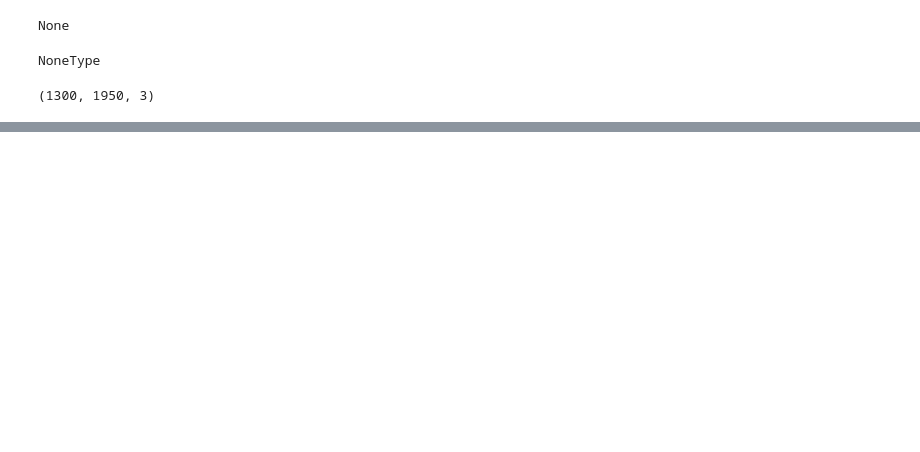
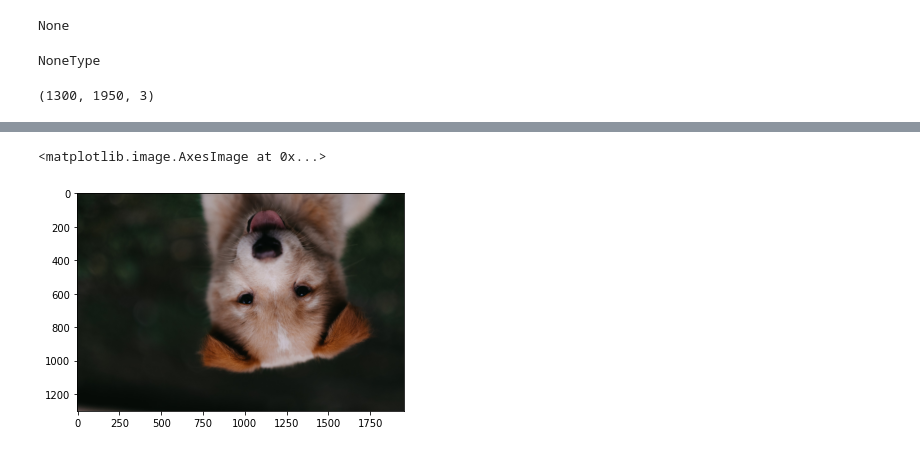
Before and after one commit to wglouie/hri_course_ws, a Jupyter notebook: src/numpy_and_image_basics/opening-image-files.ipynb, the cells around one changed output, grey strips where cells are left out. Saved outputs shown, nothing was run; the diff lists cells and outputs as text; code cells hidden in the pictures; blank space fills up the shorter version.

```diff
--- a/src/numpy_and_image_basics/opening-image-files.ipynb
+++ b/src/numpy_and_image_basics/opening-image-files.ipynb
@@ -25,0 +69,7 @@ plt.imshow(img)
+# %%
+# Along the horizontal access
+new_img = cv2.flip(img_rgb,0)
+plt.imshow(new_img)
+# %% [output]
+<matplotlib.image.AxesImage at 0x...>
+[figure, added]
```
Also changed, not shown: parts of 17 cells of this notebook.
